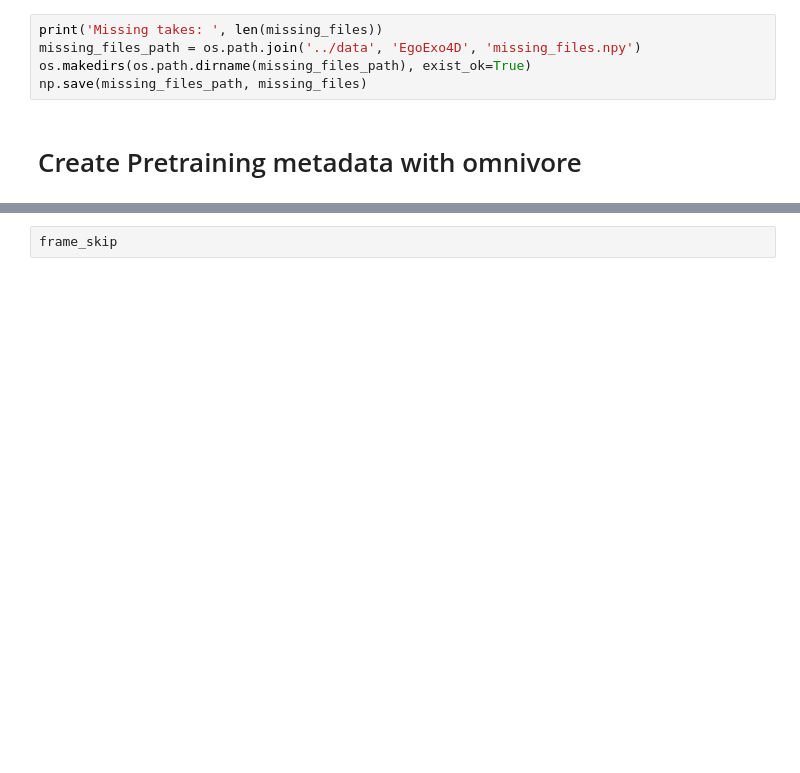
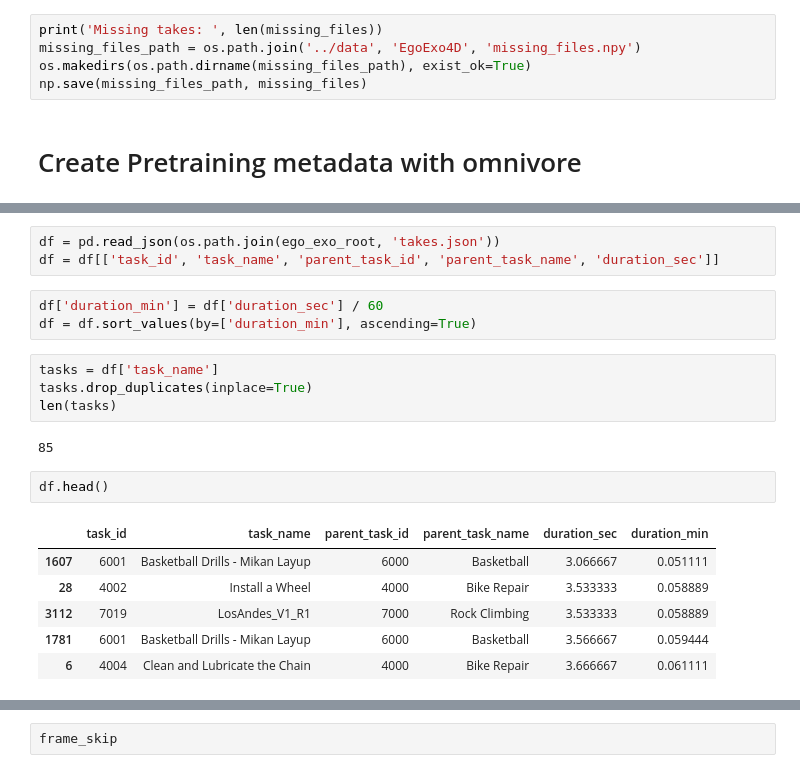
Before and after one commit to amir-goudarzi/IMU_testing, a Jupyter notebook: notebooks/egoexo4d.ipynb, the cells around one changed output, grey strips where cells are left out. Cells and saved outputs as stored; diff of their text form; blank space fills up the shorter version.

```diff
--- a/notebooks/egoexo4d.ipynb
+++ b/notebooks/egoexo4d.ipynb
@@ -220,0 +242,21 @@ missing_files = pkl.load(open(os.path.join('../data', 'EgoExo4D', 'missing_files
+# %%
+df = pd.read_json(os.path.join(ego_exo_root, 'takes.json'))
+df = df[['task_id', 'task_name', 'parent_task_id', 'parent_task_name', 'duration_sec']]
+# %%
+df['duration_min'] = df['duration_sec'] / 60
+df = df.sort_values(by=['duration_min'], ascending=True)
+# %%
+tasks = df['task_name']
+tasks.drop_duplicates(inplace=True)
+len(tasks)
+# %% [output]
+85
+# %%
+df.head()
+# %% [output]
+|  | task_id | task_name | parent_task_id | parent_task_name | duration_sec | duration_min |
+| 1607 | 6001 | Basketball Drills - Mikan Layup | 6000 | Basketball | 3.066667 | 0.051111 |
+| 28 | 4002 | Install a Wheel | 4000 | Bike Repair | 3.533333 | 0.058889 |
+| 3112 | 7019 | LosAndes_V1_R1 | 7000 | Rock Climbing | 3.533333 | 0.058889 |
+| 1781 | 6001 | Basketball Drills - Mikan Layup | 6000 | Basketball | 3.566667 | 0.059444 |
+| 6 | 4004 | Clean and Lubricate the Chain | 4000 | Bike Repair | 3.666667 | 0.061111 |
```
Also changed, not shown: parts of 17 cells of this notebook, 6 other files.
